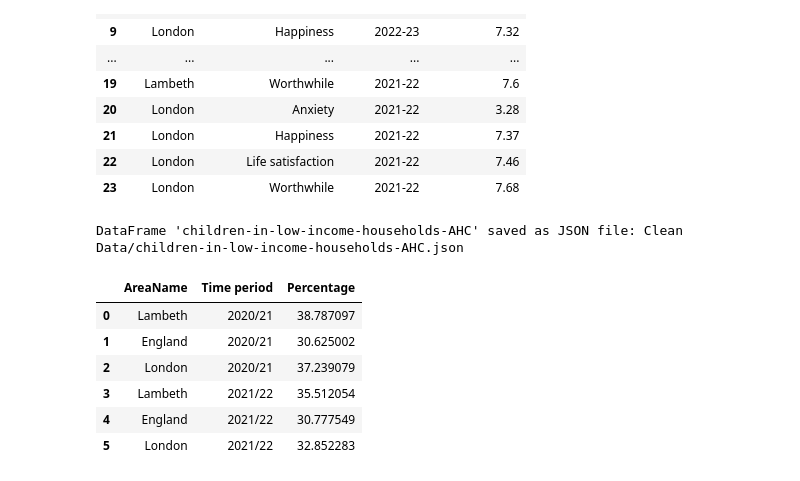
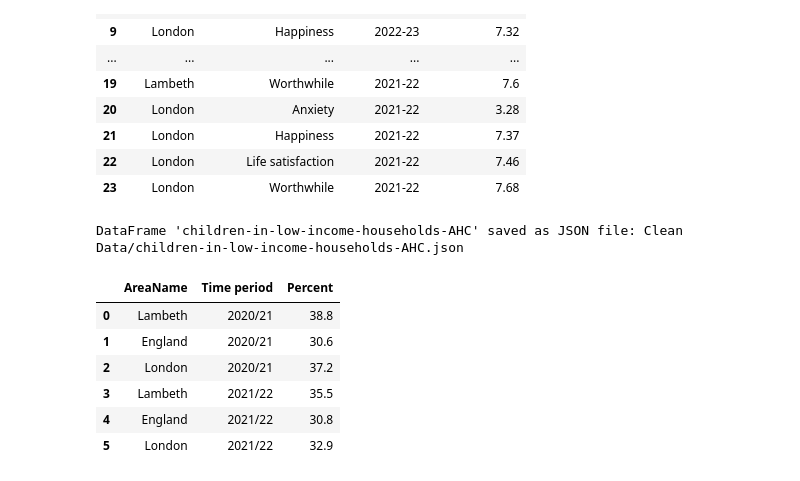
Before and after one commit to Lambeth-Data-Pack-2023/lambeth-data-pack-2023.github.io, a Jupyter notebook: Python.JS Scripts/DataProcessing.ipynb, the cells around one changed output. Cells and saved outputs as stored; diff of their text form; code cells hidden in the pictures.

```diff
--- a/Python.JS Scripts/DataProcessing.ipynb
+++ b/Python.JS Scripts/DataProcessing.ipynb
@@ -227,18 +360,16 @@ for index, row in data_sources.iterrows():
         dataframes[variable_name] = pd.read_excel(file_path, sheet_name = sheet_name, header=None,
                                                   skiprows=skip, nrows=numrows)
     elif file_path.endswith('.ods'):
-        dataframes[variable_name] = pd.read_excel(file_path, engine = 'odf', sheet_name = sheet_name, header=None, skiprows=skip)
+        dataframes[variable_name] = pd.read_excel(file_path, engine = 'odf', sheet_name = sheet_name, header=None, skiprows=skip, nrows=numrows)
         # Perform operations on the data
     if row['File Name'] == '2023 ARS crosstabs.xlsx':
         dataframes[variable_name] = create_surv_q_df(dataframes[variable_name])
     elif 'OtherCrime' in row['File Name']:
         dataframes[variable_name] = firstrowtocolname(dataframes[variable_name])
-        column_mapping = {'Crime Type': 'Offence Group', 'Crime Subtype':'Offence Subgroup', 'Area Name' : 'Area name'}
+        column_mapping = {'Crime Type': 'Offence Group', 'Crime Subtype':'Offence Subgroup', 'Area Name' : 'AreaName'}
         dataframes[variable_name] = dataframes[variable_name].rename(columns=column_mapping)
-
     else:
         dataframes[variable_name] = firstrowtocolname(dataframes[variable_name])
-
 # uncomment when running everything again
     if row['Source organisation'] == 'Fingertips':
         dataframes[variable_name]= fingertipsclean(dataframes[variable_name])
@@ -369,22 +490,22 @@ for index, row in data_sources.iterrows():
         lydataframes[variable_name] = pd.read_excel(file_path, sheet_name = sheet_name, header=None,
                                                   skiprows=skip, nrows=numrows)
     elif file_path.endswith('.ods'):
-        lydataframes[variable_name] = pd.read_excel(file_path, engine = 'odf', sheet_name = sheet_name, header=None, skiprows=skip)
+        lydataframes[variable_name] = pd.read_excel(file_path, engine = 'odf', sheet_name = sheet_name, header=None, skiprows=skip, nrows=numrows)
         # Perform operations on the data
     if row['Previous year File Name'] == 'res_survey_2022_filt.xlsx':
         lydataframes[variable_name] = create_surv_q_df2022(lydataframes[variable_name])
     elif 'OtherCrime' in row['Previous year File Name']:
         lydataframes[variable_name] = firstrowtocolname(lydataframes[variable_name])
-        column_mapping = {'Crime Type': 'Offence Group', 'Crime Subtype':'Offence Subgroup', 'Area Name' : 'Area name'}
+        column_mapping = {'Crime Type': 'Offence Group', 'Crime Subtype':'Offence Subgroup', 'Area Name' : 'AreaName'}
         lydataframes[variable_name] = lydataframes[variable_name].rename(columns=column_mapping)
     else:
         lydataframes[variable_name] = firstrowtocolname(lydataframes[variable_name])
 
 # uncomment when running everything again
-    if row['Source organisation'] == 'Fingertips':
-        dataframes[variable_name]= fingertipsclean(dataframes[variable_name])
-        converttojson(dataframes[variable_name], variable_name)
-    elif row['Source organisation'] == 'ONS':
-        lydataframes[variable_name] = lydataframes[variable_name][:-3] #remove last three rows
-        lydataframes[variable_name] = lydataframes[variable_name].dropna(how='all')
+#     if row['Source organisation'] == 'Fingertips':
+#         dataframes[variable_name]= fingertipsclean(dataframes[variable_name])
+#         converttojson(dataframes[variable_name], variable_name)
+#     elif row['Source organisation'] == 'ONS':
+#         lydataframes[variable_name] = lydataframes[variable_name][:-3] #remove last three rows
+#         lydataframes[variable_name] = lydataframes[variable_name].dropna(how='all')
 # %% [output]
@@ -835,25 +1654,25 @@ DataFrame 'personal-wellbeing2021-23' saved as JSON file: Clean Data/personal-we
 # %%
 lambeth = dataframes['children-in-low-income-households-AHC-Lambeth'].iloc[:, [1] + list(range(11, 19))]
 london = dataframes['children-in-low-income-households-AHC-London'].iloc[:, [0] + list(range(9, 17))]
 df = pd.concat([lambeth, london], ignore_index=True)
-df = df.rename(columns={df.columns[0]: 'AreaName'})
-df.iloc[:,0] = df.iloc[:,0].str.strip()
+df.rename(columns={df.columns[0]: 'AreaName'}, inplace=True)
 filtered_df = df[df.iloc[:,0].isin(['Lambeth','England','London'])]
 filtered_df= filtered_df[['AreaName','2020/21','2021/22']]
-filtered_df.iloc[:, 1:3] = filtered_df.iloc[:, 1:3] * 100
-melted_df = pd.melt(filtered_df, id_vars=['AreaName'], var_name='Time period', value_name='Percentage')
+
+melted_df = pd.melt(filtered_df, id_vars=['AreaName'], var_name='Time period', value_name='Percent')
+melted_df['Percent'] = melted_df['Percent'].apply(lambda x: round(x * 100, 1) if pd.notnull(x) else x)
 
 converttojson(melted_df, 'children-in-low-income-households-AHC')
 melted_df
 # %% [output]
 DataFrame 'children-in-low-income-households-AHC' saved as JSON file: Clean Data/children-in-low-income-households-AHC.json
-|  | AreaName | Time period | Percentage |
-| 0 | Lambeth | 2020/21 | 38.787097 |
-| 1 | England | 2020/21 | 30.625002 |
-| 2 | London | 2020/21 | 37.239079 |
-| 3 | Lambeth | 2021/22 | 35.512054 |
-| 4 | England | 2021/22 | 30.777549 |
-| 5 | London | 2021/22 | 32.852283 |
+|  | AreaName | Time period | Percent |
+| 0 | Lambeth | 2020/21 | 38.8 |
+| 1 | England | 2020/21 | 30.6 |
+| 2 | London | 2020/21 | 37.2 |
+| 3 | Lambeth | 2021/22 | 35.5 |
+| 4 | England | 2021/22 | 30.8 |
+| 5 | London | 2021/22 | 32.9 |
 # %%
 # Cost of Living Resident survey ----------------------------------------------------------
 q032 = dataframes['resident-survey-results---financial']
```
Also changed, not shown: parts of 40 cells of this notebook, 1 other file.
